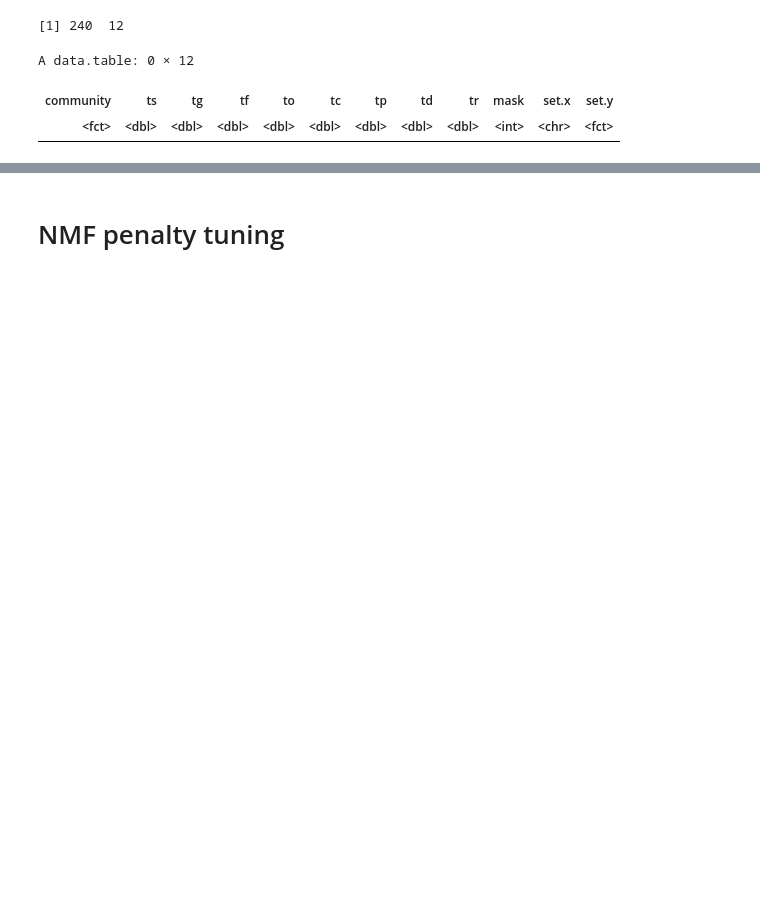
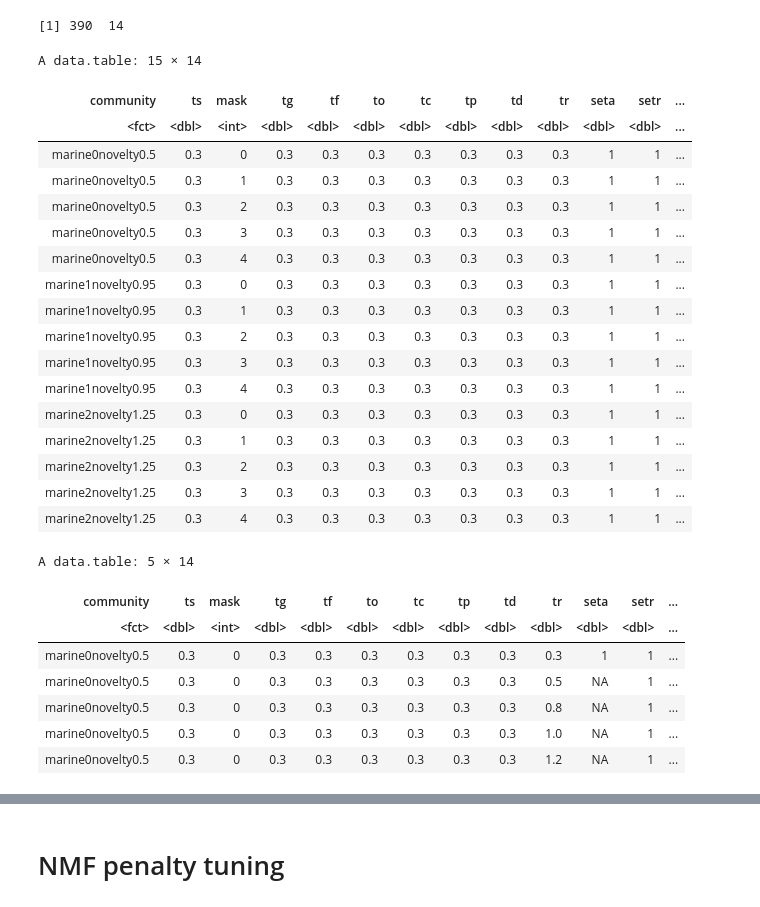
Before and after one commit to timbalam/singlem-benchmarking, a Jupyter notebook: 8_tuning/plot.ipynb, the cells around one changed output, grey strips where cells are left out. Saved outputs shown, nothing was run; the diff lists cells and outputs as text; code cells hidden in the pictures; blank space fills up the shorter version.

```diff
--- a/8_tuning/plot.ipynb
+++ b/8_tuning/plot.ipynb
@@ -13,23 +13,58 @@ options(repr.plot.width = 10)
 # %%
 novelties = c(0.5, 0.95, 1.25)
 communities = paste0('marine', seq(0, length(novelties) - 1), "novelty", novelties)
 d1a = data.table(expand.grid(community = communities,
-                            ts = c(0.01, 0.02, 0.03, 0.04, 0.05, 0.1, 0.2, 0.3, 0.4, 0.5),
-                            mask = seq(0, 4)))
-d1a[, `:=`(tg = ts, tf = ts, to = ts, tc = ts, tp = ts, td = ts, tr = ts, set = "a")]
-d1b = data.table(expand.grid(community = communities,
-                             ts = c(0.1, 0.2, 0.25, 0.3, 0.35, 0.4), tf = 0.3, to = 0.3, tc = 0.3,
-                             tp = 0.3, td = 0.3, tr = 0.3,
-                             mask = seq(0, 4), set = "b"))
-d1b[, tg := round(1.1 - ts, 5) ]
-d1 = merge(d1a, d1b,
-           by = c("community", "ts", "tg", "tf", "to", "tc", "tp", "td", "tr", "mask"),
-           all = TRUE)
+                             ts = c(0.01, 0.02, 0.03, 0.04, 0.05, 0.1, 0.2, 0.3, 0.4, 0.5),
+                             mask = seq(0, 4)))
+d1a[, `:=`(tg = ts, tf = ts, to = ts, tc = ts, tp = ts, td = ts, tr = ts, seta = 1)]
+d1r = data.table(expand.grid(community = communities,
+                             ts = 0.3, tg = 0.3, tf = 0.3, to = 0.3, tc = 0.3,
+                             tp = 0.3, td = 0.3, tr = c(0.3, 0.5, 0.8, 1.0, 1.2, 1.5, 2.0),
+                             mask = seq(0, 4), setr = 1))
+d1ar = merge(d1a, d1r, all = TRUE)
+d1d = data.table(expand.grid(community = communities,
+                             ts = 0.3, tg = 0.3, tf = 0.3, to = 0.3, tc = 0.3,
+                             tp = 0.3, td = c(0.3, 0.4, 0.5, 0.6, 0.8, 1.0),
+                             tr = 3.1,
+                             mask = seq(0, 4), setd = 1))
+d1d[, tr := round(tr - td - tp - tc - to - tf - tg - ts, 5)]
+d1p = data.table(expand.grid(community = communities,
+                             ts = 0.3, tg = 0.3, tf = 0.3, to = 0.3, tc = 0.3,
+                             tp = c(0.1, 0.2, 0.3, 0.4, 0.5, 0.6), td = 2.8,
+                             tr = 3.1,
+                             mask = seq(0, 4), setp = 1))
+d1p[, td := round(td - tp - tc - to - tf - tg - ts, 5)]
+d1p[, tr := round(tr - td - tp - tc - to - tf - tg - ts, 5)]
+d1 = merge(merge(d1ar, d1d, all = TRUE), d1p, all = TRUE)
 dim(d1)
-d1[set.x == "a" & set.y == "b",]
+d1[seta == 1 & setr == 1]
+d1[setr == 1][1:5]
 # %% [output]
-[1] 240  12
+[1] 390  14
-A data.table: 0 × 12
+A data.table: 15 × 14
-| community | ts | tg | tf | to | tc | tp | td | tr | mask | set.x | set.y |
-| <fct> | <dbl> | <dbl> | <dbl> | <dbl> | <dbl> | <dbl> | <dbl> | <dbl> | <int> | <chr> | <fct> |
+| community | ts | mask | tg | tf | to | tc | tp | td | tr | seta | setr | ... |
+| <fct> | <dbl> | <int> | <dbl> | <dbl> | <dbl> | <dbl> | <dbl> | <dbl> | <dbl> | <dbl> | <dbl> | ... |
+| marine0novelty0.5 | 0.3 | 0 | 0.3 | 0.3 | 0.3 | 0.3 | 0.3 | 0.3 | 0.3 | 1 | 1 | ... |
+| marine0novelty0.5 | 0.3 | 1 | 0.3 | 0.3 | 0.3 | 0.3 | 0.3 | 0.3 | 0.3 | 1 | 1 | ... |
+| marine0novelty0.5 | 0.3 | 2 | 0.3 | 0.3 | 0.3 | 0.3 | 0.3 | 0.3 | 0.3 | 1 | 1 | ... |
+| marine0novelty0.5 | 0.3 | 3 | 0.3 | 0.3 | 0.3 | 0.3 | 0.3 | 0.3 | 0.3 | 1 | 1 | ... |
+| marine0novelty0.5 | 0.3 | 4 | 0.3 | 0.3 | 0.3 | 0.3 | 0.3 | 0.3 | 0.3 | 1 | 1 | ... |
+| marine1novelty0.95 | 0.3 | 0 | 0.3 | 0.3 | 0.3 | 0.3 | 0.3 | 0.3 | 0.3 | 1 | 1 | ... |
+| marine1novelty0.95 | 0.3 | 1 | 0.3 | 0.3 | 0.3 | 0.3 | 0.3 | 0.3 | 0.3 | 1 | 1 | ... |
+| marine1novelty0.95 | 0.3 | 2 | 0.3 | 0.3 | 0.3 | 0.3 | 0.3 | 0.3 | 0.3 | 1 | 1 | ... |
+| marine1novelty0.95 | 0.3 | 3 | 0.3 | 0.3 | 0.3 | 0.3 | 0.3 | 0.3 | 0.3 | 1 | 1 | ... |
+| marine1novelty0.95 | 0.3 | 4 | 0.3 | 0.3 | 0.3 | 0.3 | 0.3 | 0.3 | 0.3 | 1 | 1 | ... |
+| marine2novelty1.25 | 0.3 | 0 | 0.3 | 0.3 | 0.3 | 0.3 | 0.3 | 0.3 | 0.3 | 1 | 1 | ... |
+| marine2novelty1.25 | 0.3 | 1 | 0.3 | 0.3 | 0.3 | 0.3 | 0.3 | 0.3 | 0.3 | 1 | 1 | ... |
+| marine2novelty1.25 | 0.3 | 2 | 0.3 | 0.3 | 0.3 | 0.3 | 0.3 | 0.3 | 0.3 | 1 | 1 | ... |
+| marine2novelty1.25 | 0.3 | 3 | 0.3 | 0.3 | 0.3 | 0.3 | 0.3 | 0.3 | 0.3 | 1 | 1 | ... |
+| marine2novelty1.25 | 0.3 | 4 | 0.3 | 0.3 | 0.3 | 0.3 | 0.3 | 0.3 | 0.3 | 1 | 1 | ... |
+A data.table: 5 × 14
+| community | ts | mask | tg | tf | to | tc | tp | td | tr | seta | setr | ... |
+| <fct> | <dbl> | <int> | <dbl> | <dbl> | <dbl> | <dbl> | <dbl> | <dbl> | <dbl> | <dbl> | <dbl> | ... |
+| marine0novelty0.5 | 0.3 | 0 | 0.3 | 0.3 | 0.3 | 0.3 | 0.3 | 0.3 | 0.3 | 1 | 1 | ... |
+| marine0novelty0.5 | 0.3 | 0 | 0.3 | 0.3 | 0.3 | 0.3 | 0.3 | 0.3 | 0.5 | NA | 1 | ... |
+| marine0novelty0.5 | 0.3 | 0 | 0.3 | 0.3 | 0.3 | 0.3 | 0.3 | 0.3 | 0.8 | NA | 1 | ... |
+| marine0novelty0.5 | 0.3 | 0 | 0.3 | 0.3 | 0.3 | 0.3 | 0.3 | 0.3 | 1.0 | NA | 1 | ... |
+| marine0novelty0.5 | 0.3 | 0 | 0.3 | 0.3 | 0.3 | 0.3 | 0.3 | 0.3 | 1.2 | NA | 1 | ... |
 # %%
```
Also changed, not shown: parts of 23 cells of this notebook, 2 other files.
